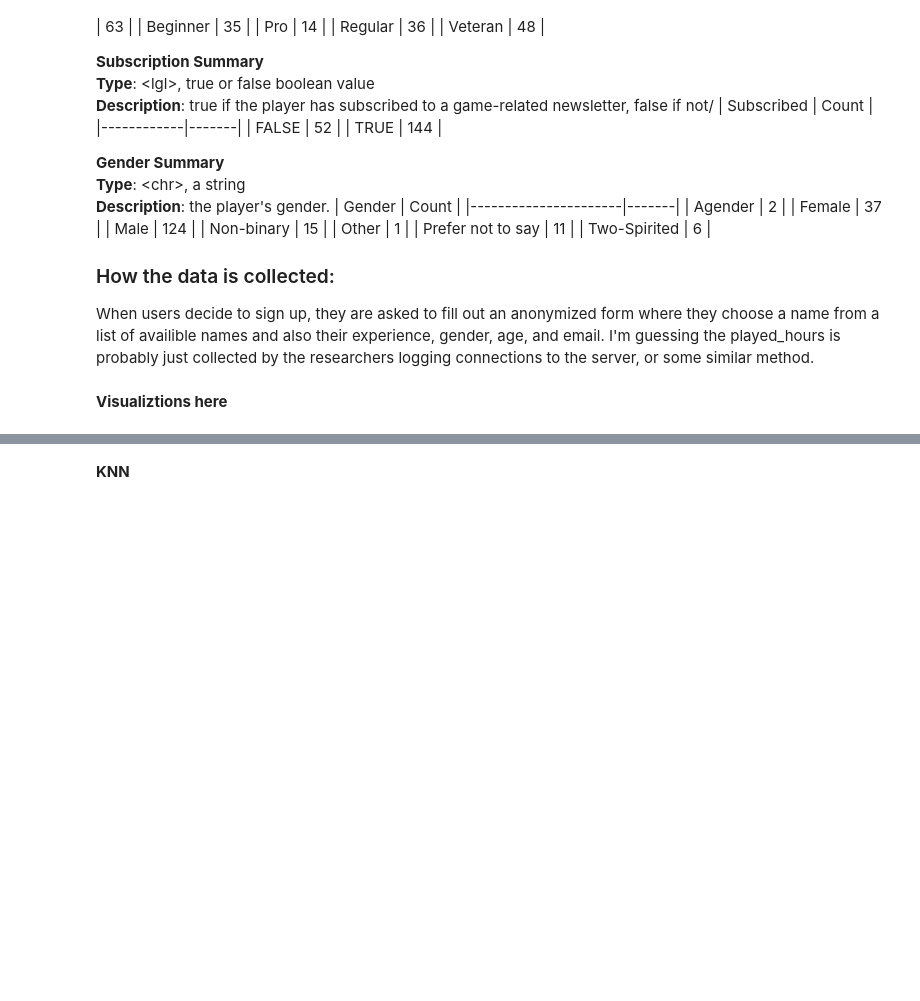
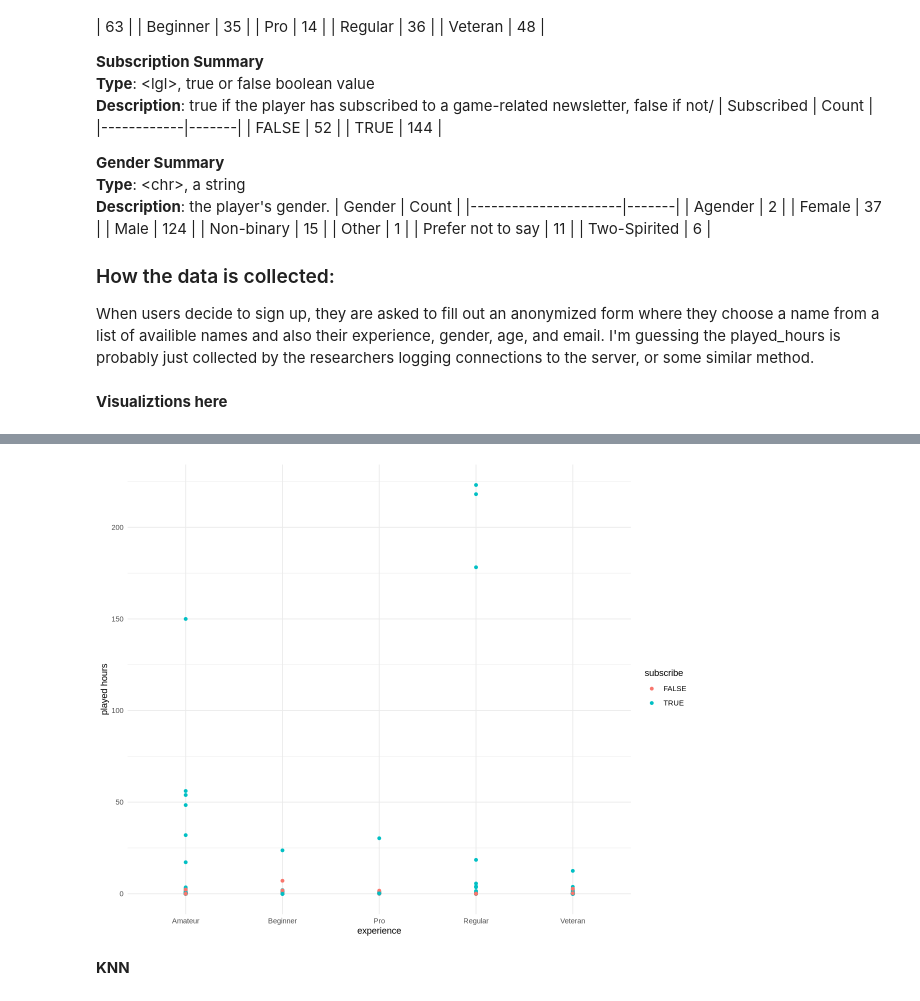
Before and after one commit to emmah47/dsci-group-project, a Jupyter notebook: Individual.ipynb, the cells around one changed output, grey strips where cells are left out. Cells and saved outputs as stored; diff of their text form; code cells hidden in the pictures; blank space fills up the shorter version.

```diff
--- a/Individual.ipynb
+++ b/Individual.ipynb
@@ -158,3 +160,17 @@ When users decide to sign up, they are asked to fill out an anonymized form wher
+# %%
+options(repr.plot.width=10, repr.plot.height=8)
+
+players_plot <- ggplot(players_data, aes(x = experience, y = played_hours, colour = subscribe)) +
+	geom_point() +
+	xlab("experience") +
+	ylab("played hours") +
+    labs(colour = "subscribe") +
+    theme_minimal() +
+    scale_fill_brewer(palette = "Set3")
+    # scale_y_log10()
+players_plot
+# %% [output]
+[figure, added]
 # %% [markdown]
 **KNN**
 # %%
```
Also changed, not shown: parts of 19 cells of this notebook.
